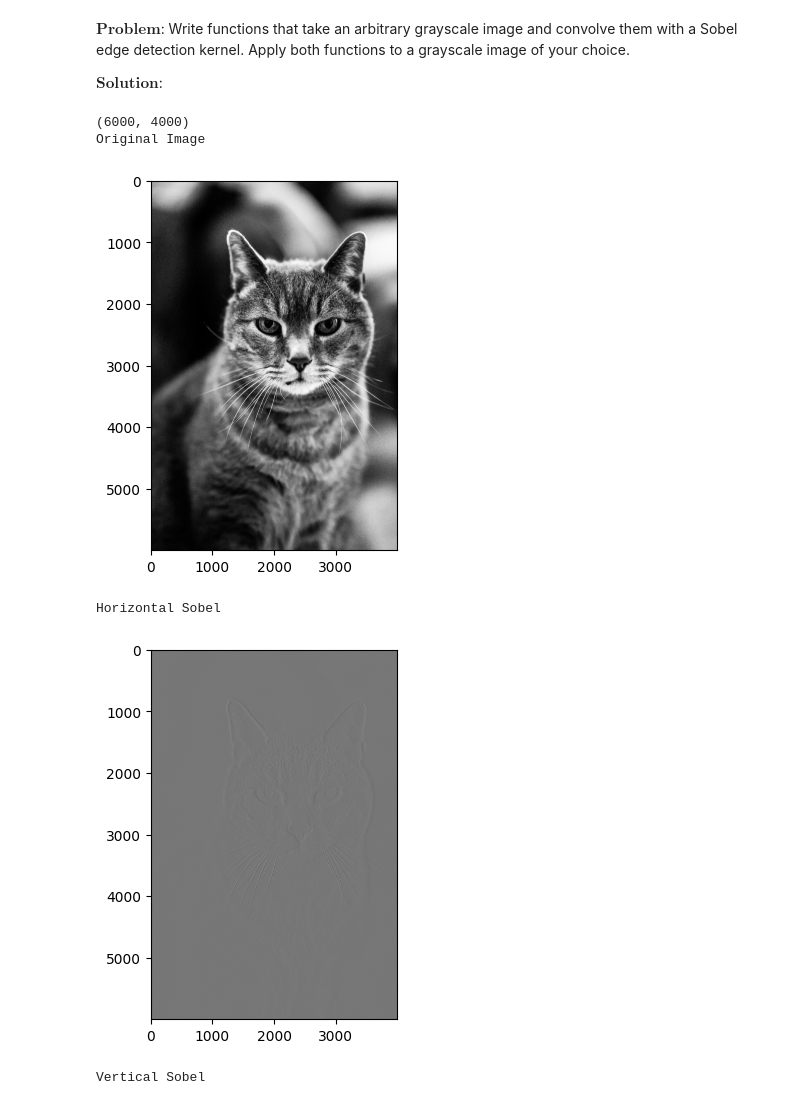
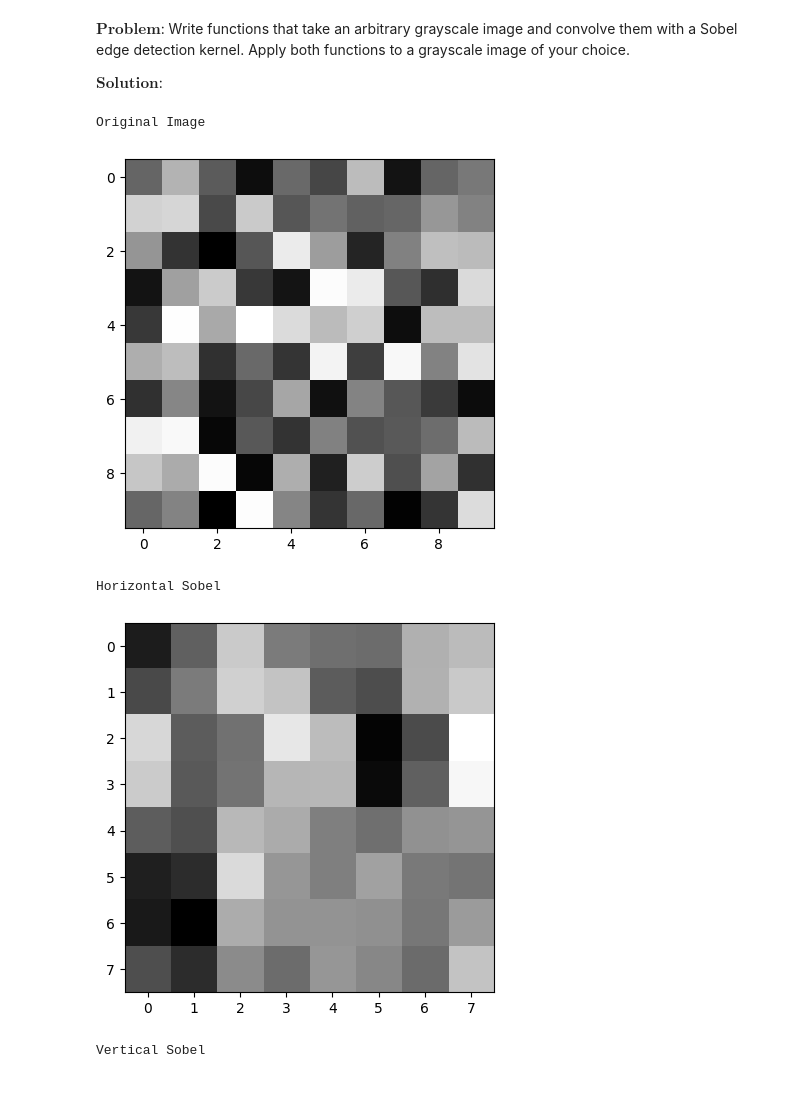
Before and after one commit to Quantumplations/Convolutional_Neural_Nets, a Jupyter notebook: CNNs_Part_1.ipynb, the cells around one changed output. Cells and saved outputs as stored; diff of their text form; code cells hidden in the pictures.

```diff
--- a/CNNs_Part_1.ipynb
+++ b/CNNs_Part_1.ipynb
@@ -5,44 +5,41 @@ $\textbf{Solution}$:
 # %%
 import numpy as np
 import matplotlib.pyplot as plt
 
 sobel_horizontal_kernel = np.array([[-1, 0, 1], [-2, 0, 2], [-1, 0, 1]])
 sobel_vertical_kernel = np.array([[-1, -2, -1], [0, 0, 0], [1, 2, 1]])
 
-def sobel_horizontal(image):
-    convolved_image = np.zeros(shape=(image.shape[0]-2, image.shape[1]-2))
-    for i in range(1, image.shape[0] - 1):
-        for j in range(1, image.shape[1] - 1):
-            convolved_image[i-1, j-1] = np.sum(image[i-1:i+2, j-1:j+2] * sobel_horizontal_kernel)
+def sobel_horizontal(img):
+    convolved_image = np.zeros(shape=(img.shape[0]-2,img.shape[1]-2))
+    for i in range(1,img.shape[0] - 1):
+        for j in range(1,img.shape[1] - 1):
+            convolved_image[i-1, j-1] = np.sum(img[i-1:i+2, j-1:j+2] * sobel_horizontal_kernel)
     return convolved_image
 
-def sobel_vertical(image):
-    convolved_image = np.zeros(shape=(image.shape[0]-2, image.shape[1]-2))
-    for i in range(1, image.shape[0] - 1):
-        for j in range(1, image.shape[1] - 1):
-            convolved_image[i-1, j-1] = np.sum(image[i-1:i+2, j-1:j+2] * sobel_vertical_kernel)
+def sobel_vertical(img):
+    convolved_image = np.zeros(shape=(img.shape[0]-2,img.shape[1]-2))
+    for i in range(1,img.shape[0] - 1):
+        for j in range(1,img.shape[1] - 1):
+            convolved_image[i-1, j-1] = np.sum(img[i-1:i+2, j-1:j+2] * sobel_vertical_kernel)
     return convolved_image
 
-cat_image = plt.imread("vertical-closeup-grayscale-shot-fluffy-domestic-cat-sitting-floor.jpg")
-rgb_weights = [0.2989, 0.5870, 0.1140]
-grayscale_cat_image = np.dot(cat_image[...,:3], rgb_weights)
-print(grayscale_cat_image.shape)
+np.random.seed(42)
+random_grayscale_img = np.random.randint(0, 256, size=(10, 10))
 
 print("Original Image")
-plt.imshow(grayscale_cat_image, cmap="gray")
+plt.imshow(random_grayscale_img, cmap="gray")
 plt.show()
 
 print("Horizontal Sobel")
-plt.imshow(sobel_horizontal(grayscale_cat_image), cmap="gray")
+plt.imshow(sobel_horizontal(random_grayscale_img), cmap="gray")
 plt.show()
 
 print("Vertical Sobel")
-plt.imshow(sobel_vertical(grayscale_cat_image), cmap="gray")
+plt.imshow(sobel_vertical(random_grayscale_img), cmap="gray")
 plt.show()
 # %% [output]
-(6000, 4000)
 Original Image
-[figure, old version]
+[figure, new version]
 Horizontal Sobel
-[figure, old version]
+[figure, new version]
 Vertical Sobel
```
Also changed, not shown: parts of 3 cells of this notebook, 1 other file.
